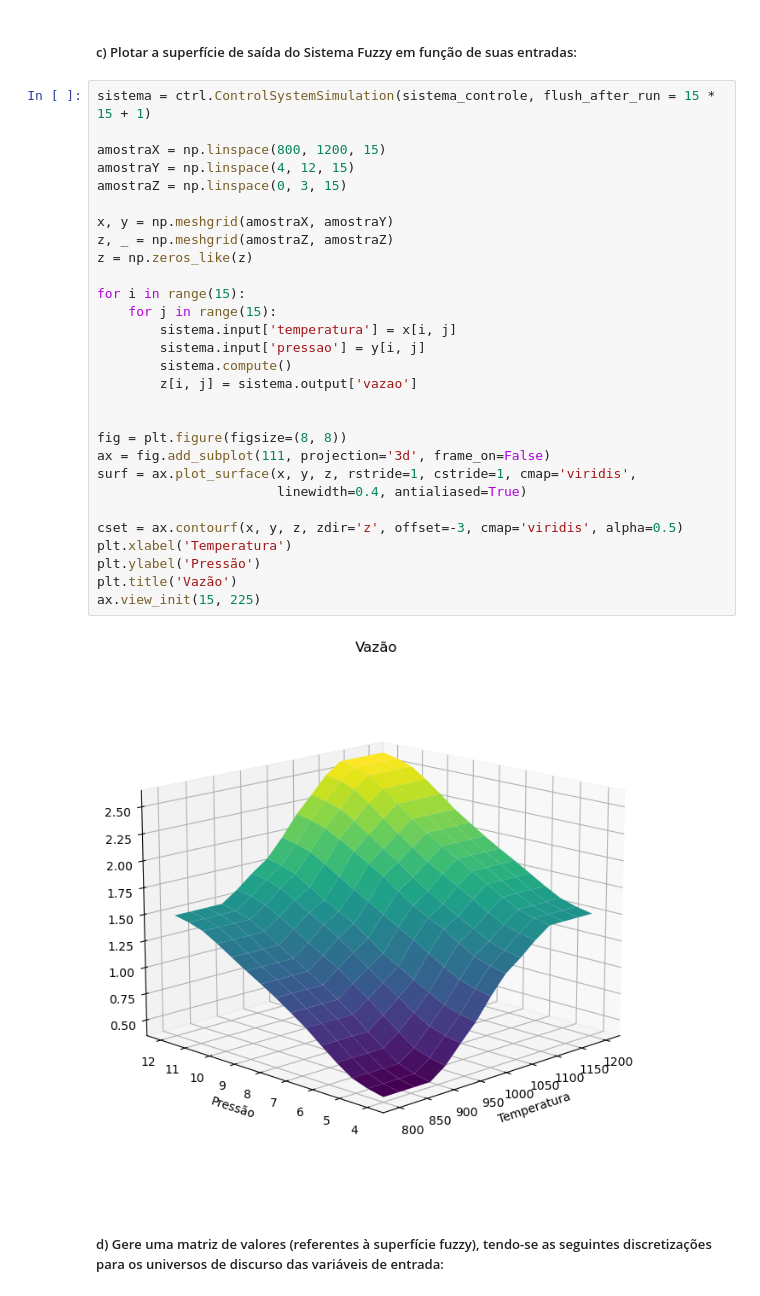
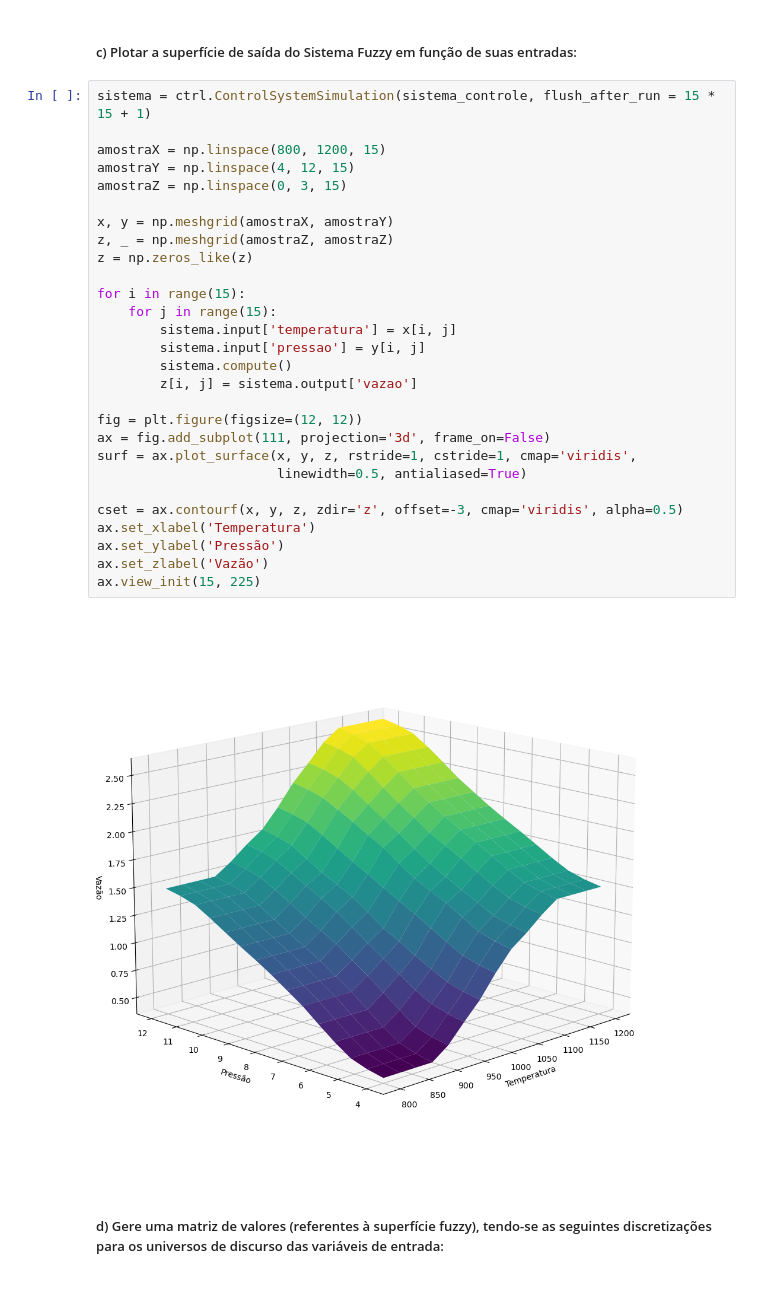
Before and after one commit to antoniolmcandido/fuzzy-with-python, a Jupyter notebook: notebook2.ipynb, the cells around one changed output. Saved outputs shown, nothing was run; the diff lists cells and outputs as text.

```diff
--- a/notebook2.ipynb
+++ b/notebook2.ipynb
@@ -210,34 +211,33 @@ Erro Relativo Percentual Médio: 1.87%
 # %%
 sistema = ctrl.ControlSystemSimulation(sistema_controle, flush_after_run = 15 * 15 + 1)
 
 amostraX = np.linspace(800, 1200, 15)
 amostraY = np.linspace(4, 12, 15)
 amostraZ = np.linspace(0, 3, 15)
 
 x, y = np.meshgrid(amostraX, amostraY)
 z, _ = np.meshgrid(amostraZ, amostraZ)
 z = np.zeros_like(z)
 
 for i in range(15):
     for j in range(15):
         sistema.input['temperatura'] = x[i, j]
         sistema.input['pressao'] = y[i, j]
         sistema.compute()
         z[i, j] = sistema.output['vazao']
 
-
-fig = plt.figure(figsize=(8, 8))
+fig = plt.figure(figsize=(12, 12))
 ax = fig.add_subplot(111, projection='3d', frame_on=False)
 surf = ax.plot_surface(x, y, z, rstride=1, cstride=1, cmap='viridis',
-                       linewidth=0.4, antialiased=True)
+                       linewidth=0.5, antialiased=True)
 
 cset = ax.contourf(x, y, z, zdir='z', offset=-3, cmap='viridis', alpha=0.5)
-plt.xlabel('Temperatura')
-plt.ylabel('Pressão')
-plt.title('Vazão')
+ax.set_xlabel('Temperatura')
+ax.set_ylabel('Pressão')
+ax.set_zlabel('Vazão')
 ax.view_init(15, 225)
 # %% [output]
-[figure, old version]
+[figure, new version]
 # %% [markdown]
 ##### d) Gere uma matriz de valores (referentes à superfície fuzzy), tendo-se as seguintes discretizações para os universos de discurso das variáveis de entrada:
 # %%
```
Also changed, not shown: parts of 7 cells of this notebook, 1 other file.
